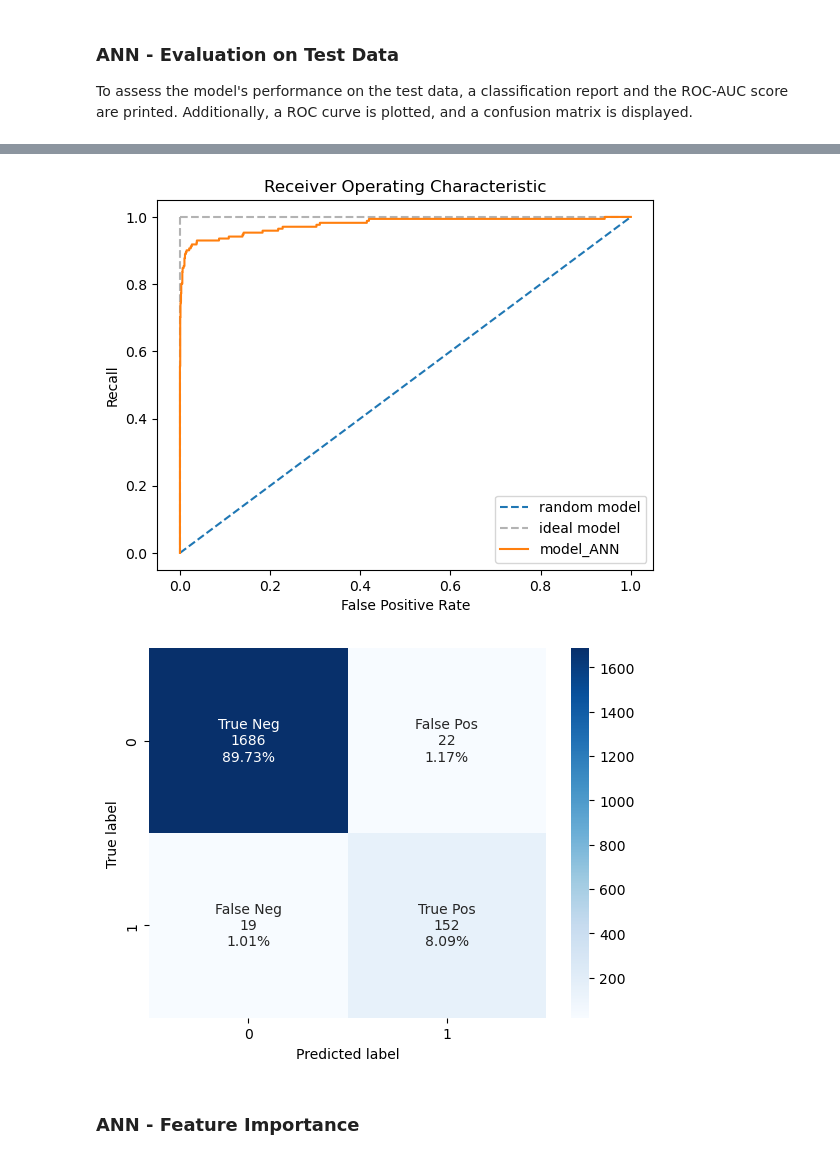
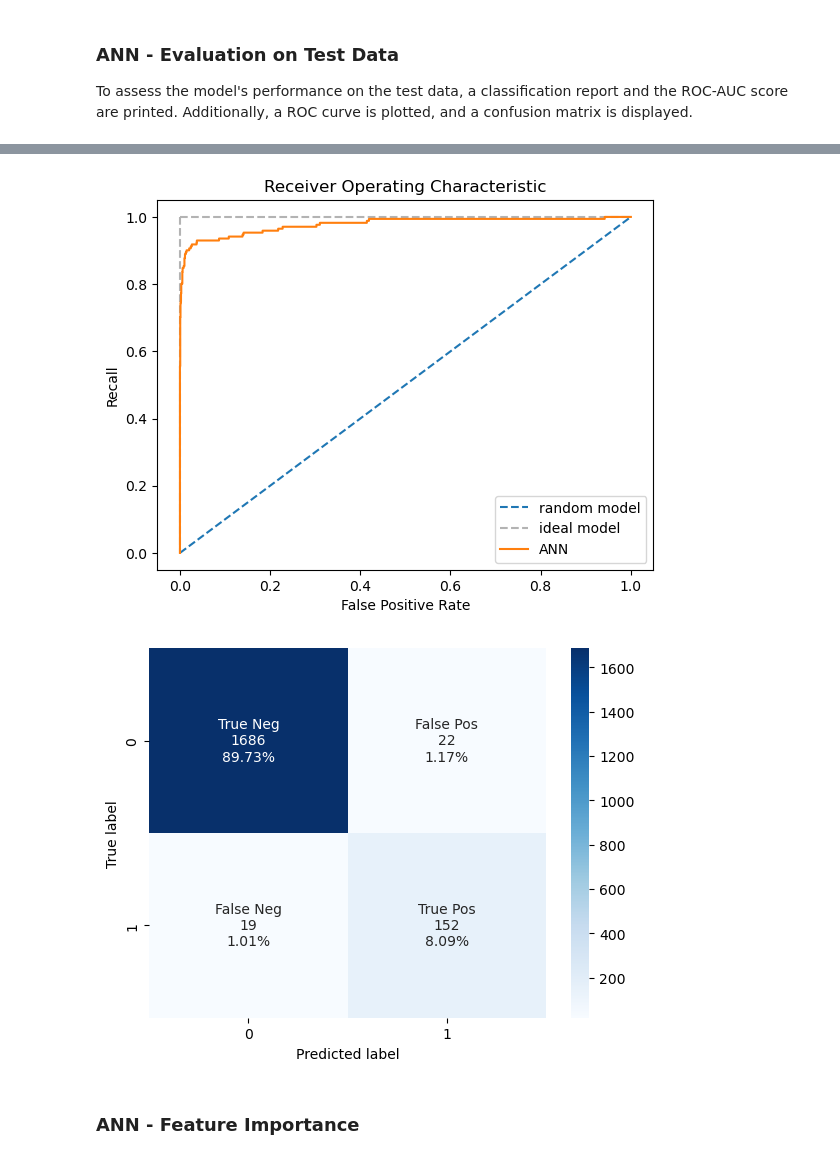
Before and after one commit to daistmarco/PredictingPulsarStar, a Jupyter notebook: PulsarStarClassification.ipynb, the cells around one changed output, grey strips where cells are left out. Saved outputs shown, nothing was run; the diff lists cells and outputs as text; code cells hidden in the pictures.

```diff
--- a/PulsarStarClassification.ipynb
+++ b/PulsarStarClassification.ipynb
@@ -1066,7 +1068,7 @@ ax.plot([0, 0], [1, 0], c=".7", ls='--', label='ideal model')  # grey vertical
 ax.plot([1, 1], c=".7", ls='--')  # grey horizontal
 
 # roc curve
-ax.plot(false_positive_rate, recall, label='model_ANN')
+ax.plot(false_positive_rate, recall, label='ANN')
 
 # labels
 ax.set_title('Receiver Operating Characteristic')
@@ -1101,16 +1103,16 @@ plt.show()
 ------------------------------------------------------------
               precision    recall  f1-score   support
 
          0.0     0.9889    0.9871    0.9880      1708
          1.0     0.8736    0.8889    0.8812       171
 
     accuracy                         0.9782      1879
    macro avg     0.9312    0.9380    0.9346      1879
 weighted avg     0.9784    0.9782    0.9783      1879
 
 ROC_AUC_Score : 0.9776182258926003
 ------------------------------------------------------------
-[figure, old version]
+[figure, new version]
 [figure]
 # %% [markdown]
 ### ANN - Feature Importance
```
Also changed, not shown: parts of 20 cells of this notebook.
